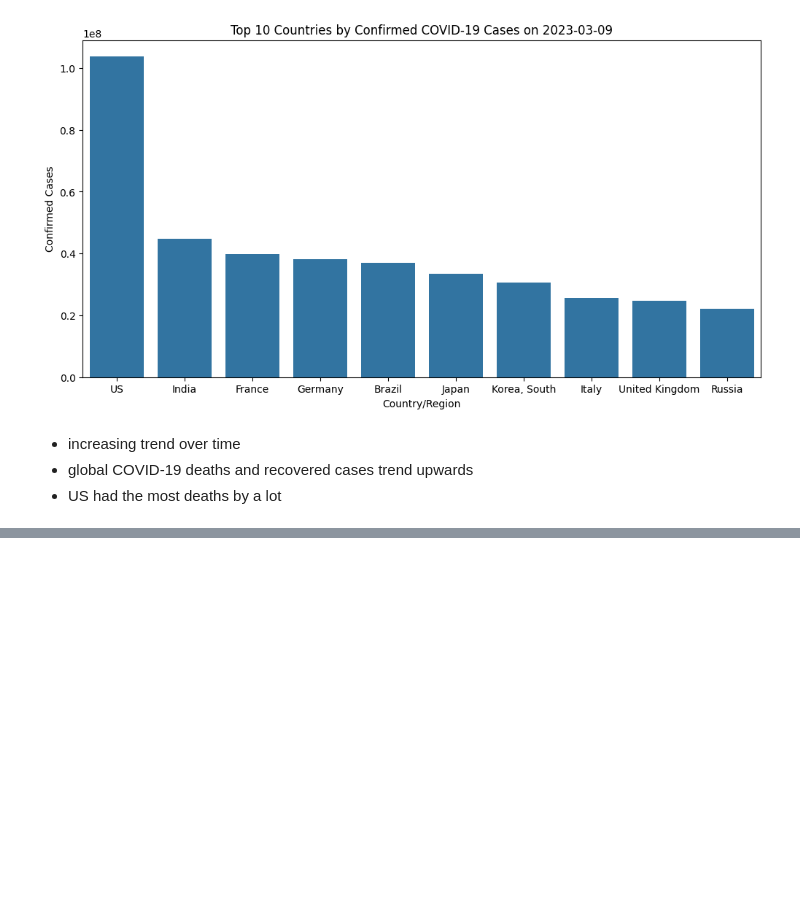
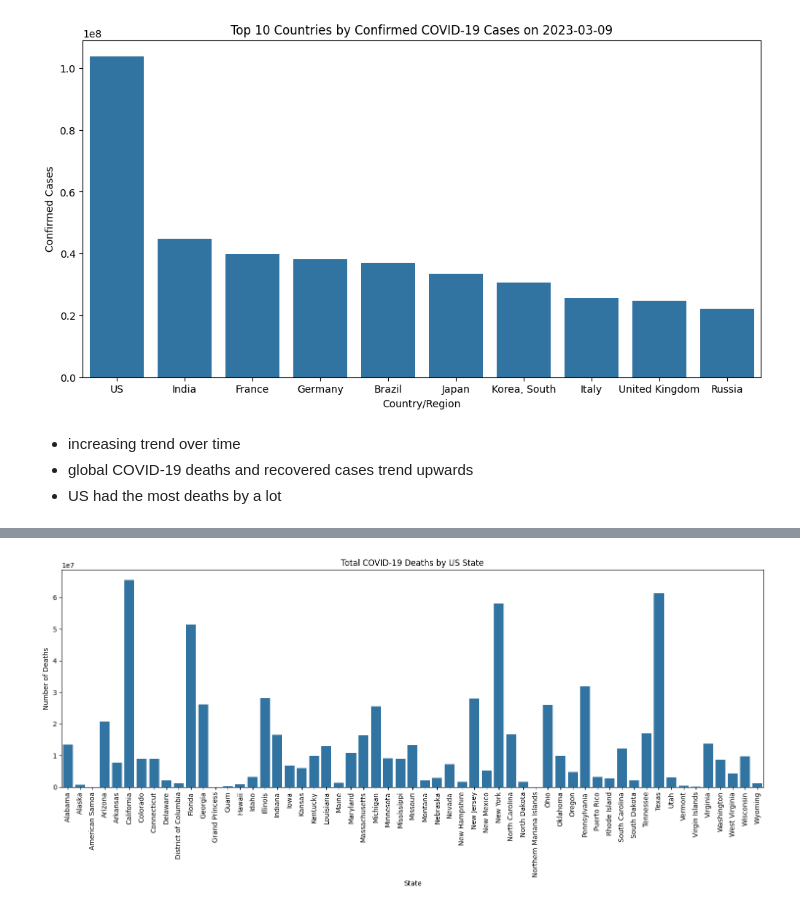
Before and after one commit to AidanLee007/Test-Repo, a Jupyter notebook: COVID_19.ipynb, the cells around one changed output, grey strips where cells are left out. Cells and saved outputs as stored; diff of their text form; code cells hidden in the pictures; blank space fills up the shorter version.

```diff
--- a/COVID_19.ipynb
+++ b/COVID_19.ipynb
@@ -364,0 +470,11 @@ plt.show()
+# %%
+plt.figure(figsize=(15, 7))
+sns.barplot(data=state_cases_deaths, x='Province_State', y='Deaths')
+plt.title('Total COVID-19 Deaths by US State')
+plt.xlabel('State')
+plt.ylabel('Number of Deaths')
+plt.xticks(rotation=90)
+plt.tight_layout()
+plt.show()
+# %% [output]
+[figure, added]
```
Also changed, not shown: parts of 11 cells of this notebook.
